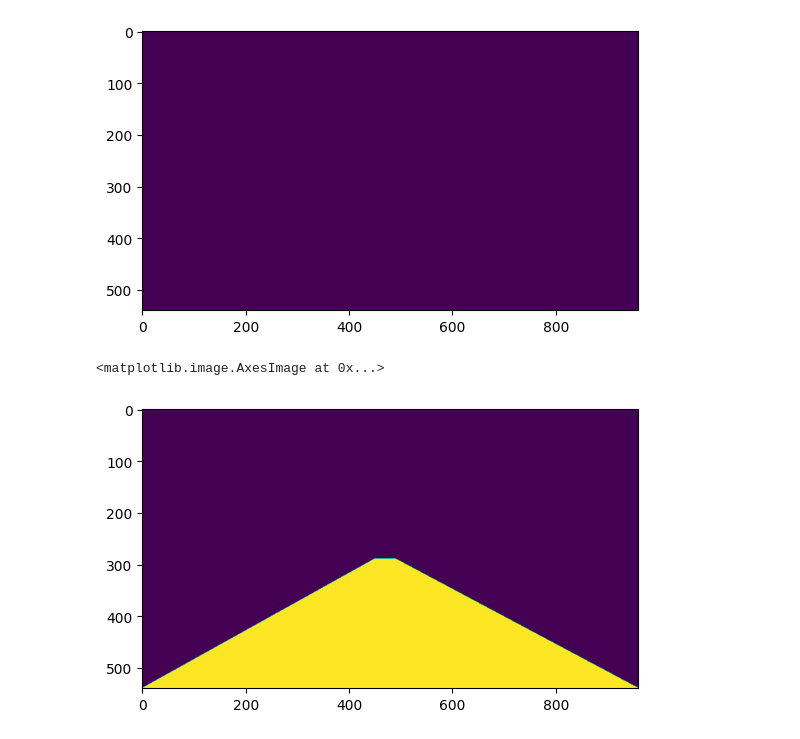
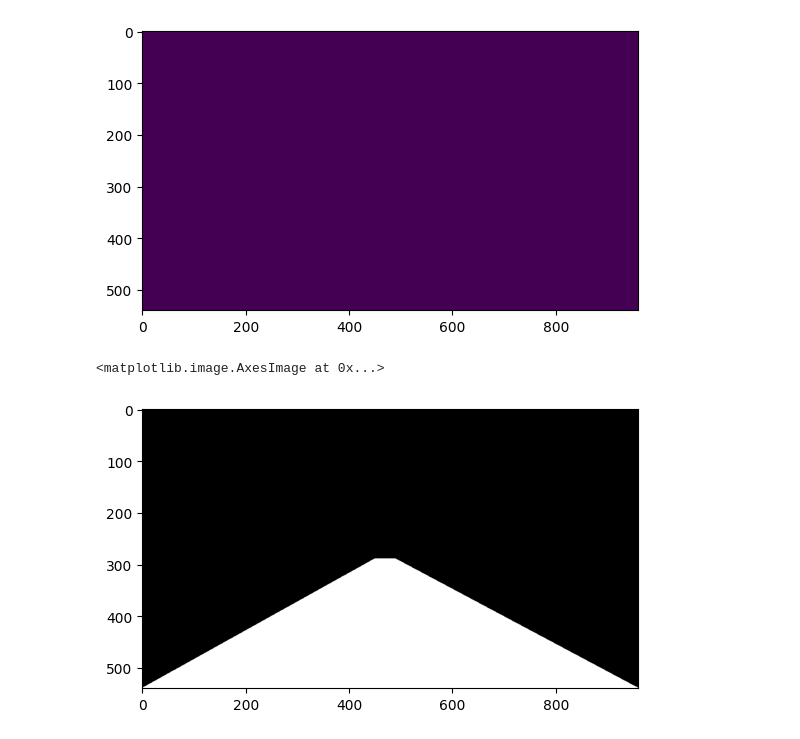
Before and after one commit to kumar-sanjeeev/computer-vision, a Jupyter notebook: lane-marking/laneMarking.ipynb, the cells around one changed output. Saved outputs shown, nothing was run; the diff lists cells and outputs as text; code cells hidden in the pictures.

```diff
--- a/lane-marking/laneMarking.ipynb
+++ b/lane-marking/laneMarking.ipynb
@@ -15,0 +22,17 @@ Shape: (540, 960, 3)
+# %%
+# grayscale converion
+grayscale_image = cv2.cvtColor(image, cv2.COLOR_RGB2GRAY)
+
+# remove the noise by applying Gaussian transformation (5,5) Kernel
+smooth_image = cv2.GaussianBlur(grayscale_image, (5,5),0)
+
+# define low and high threshold
+low_threshold = 50
+high_threshold = 150
+canny_edges_image = cv2.Canny(smooth_image, low_threshold, high_threshold)
+print("Size of canny_edges_image: ", canny_edges_image.shape)
+plt.imshow(canny_edges_image)
+"""
+the below image shown is not properly black and white bcz it has only one color channel
+To view the image in black and white add cmap="gray" in plt.imshow function
+"""
@@ -92,16 +101,6 @@ plt.imshow(blend_image)
 # %%
-mask_image = np.zeros_like(edges_image)
+mask_image = np.zeros_like(canny_edges_image)
 plt.imshow(mask_image)
 # %% [output]
 <matplotlib.image.AxesImage at 0x...>
 [figure]
-# %%
-## draw a four sided ploygon on this image
-## (x,y) form, (0,0) top left corner
-y,x,_=image.shape
-vertices = np.array([[(0,y),(450,290),(490,290),(x,y)]], dtype=np.int32)
-cv2.fillPoly(mask_image, vertices, 255)
-plt.imshow(mask_image)
-# %% [output]
-<matplotlib.image.AxesImage at 0x...>
-[figure, removed]
@@ -158,0 +107,18 @@ plt.imshow(mask)
+# %%
+## mask the image using four sided polgon
+"""
+for info:
+(x,y) form for vertices of polygon
+order of input matters
+"""
+y,x,_ = image.shape
+bottom_left = (0,y)
+top_left = (450,290)
+top_right = (490,290)
+bottom_right = (x,y)
+vertices = np.array([[bottom_left, top_left, top_right, bottom_right]])
+cv2.fillPoly(mask_image, vertices, 255)
+plt.imshow(mask_image,cmap="gray")
+# %% [output]
+<matplotlib.image.AxesImage at 0x...>
+[figure, added]
```
Also changed, not shown: parts of 21 cells of this notebook.
